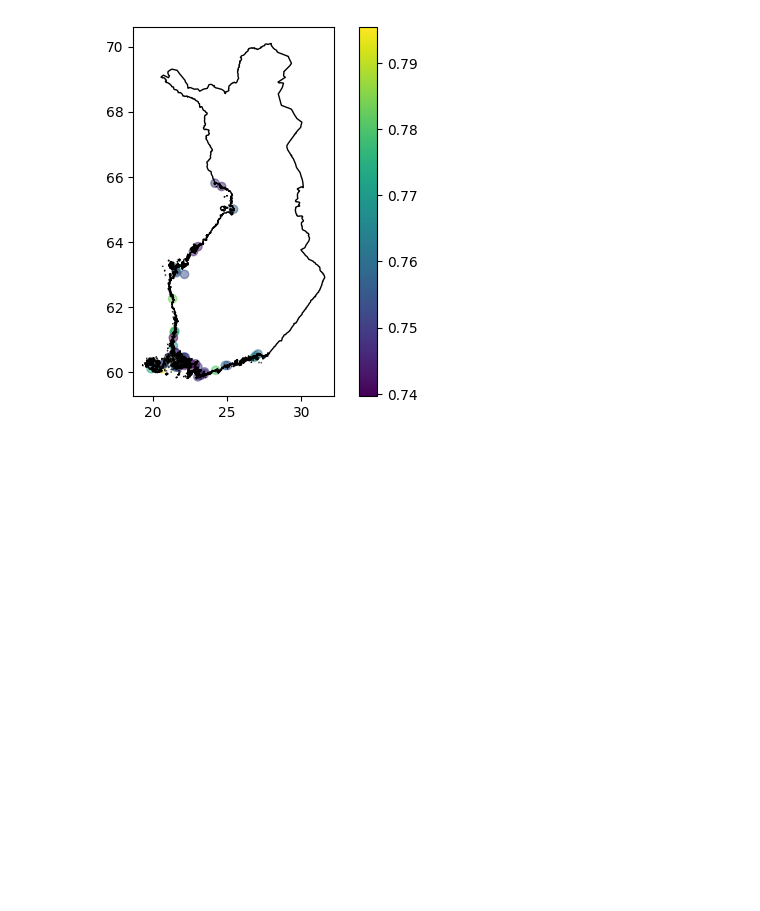
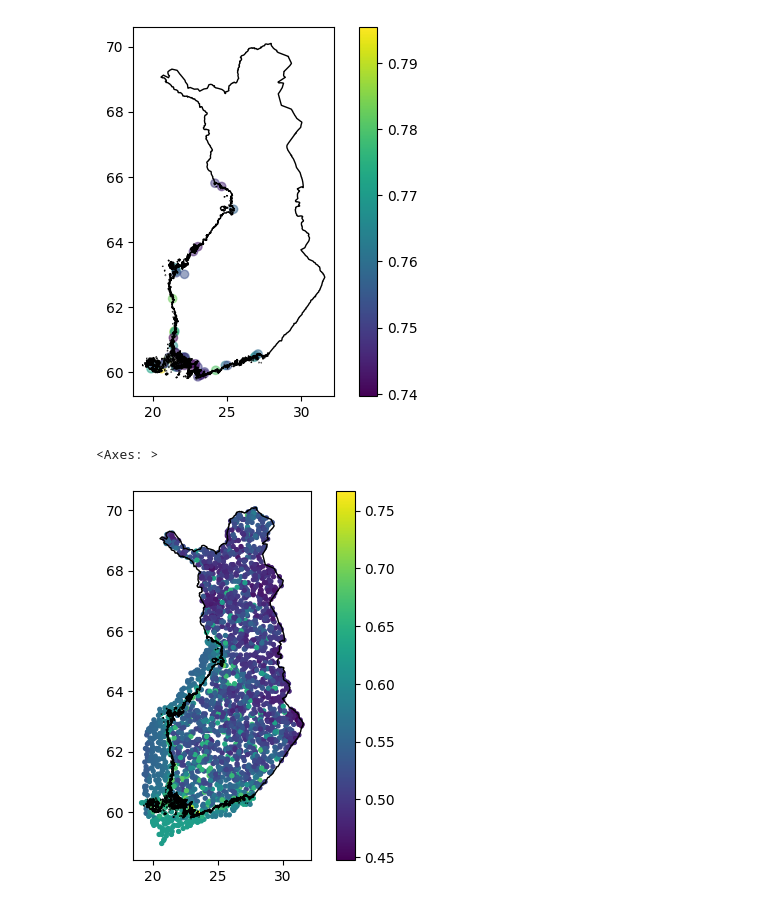
Before and after one commit to chenseanxy/sustainable-dc, a Jupyter notebook: score.ipynb, the cells around one changed output. Saved outputs shown, nothing was run; the diff lists cells and outputs as text; code cells hidden in the pictures; blank space fills up the shorter version.

Commit message:
Visualization test on score

```diff
--- a/score.ipynb
+++ b/score.ipynb
@@ -188,3 +188,13 @@ map_ = bound.plot(color='none', edgecolor='black', zorder=2)
 # %% [output]
 <Axes: >
 [figure]
+# %%
+# Very jank, need to directly show rastered image
+# Also need to limit to on-land locations
+gdf.sample(5000).plot(
+    ax=bound.plot(color='none', edgecolor='black', zorder=2),
+    column="score", legend=True, figsize=(10, 10), markersize=8,
+)
+# %% [output]
+<Axes: >
+[figure, added]
```
